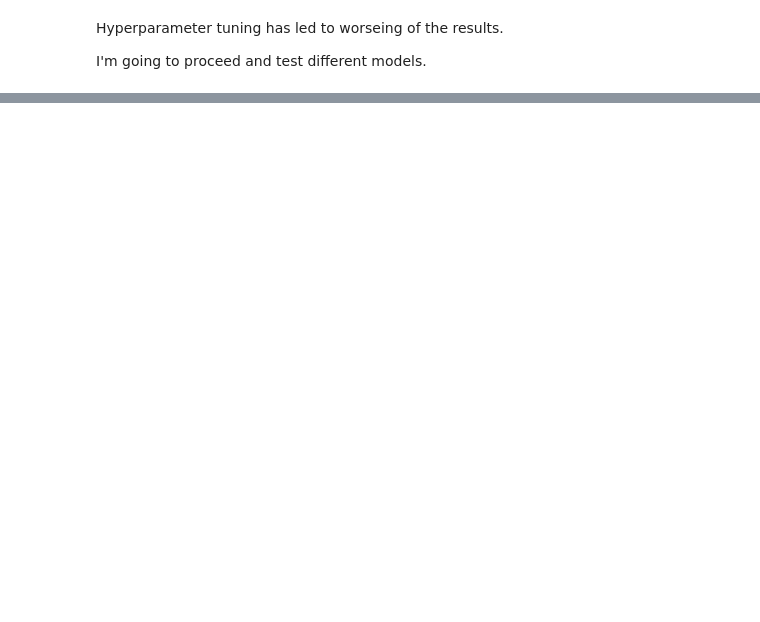
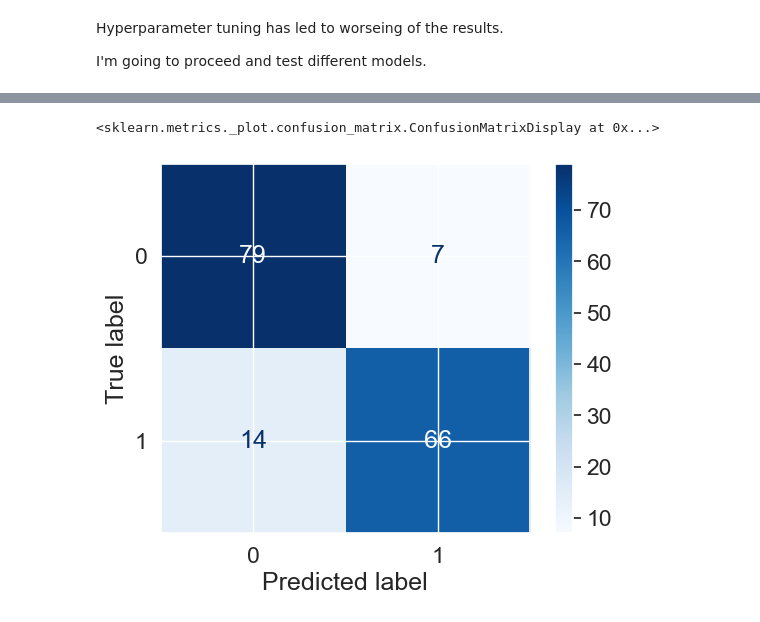
Before and after one commit to MC993/home_loan_approval, a Jupyter notebook: home_loan_notebook.ipynb, the cells around one changed output, grey strips where cells are left out. Saved outputs shown, nothing was run; the diff lists cells and outputs as text; code cells hidden in the pictures; blank space fills up the shorter version.

```diff
--- a/home_loan_notebook.ipynb
+++ b/home_loan_notebook.ipynb
@@ -948,0 +967,28 @@ InvalidParameterError: The 'max_depth' parameter of RandomForestClassifier must
+# %%
+from xgboost import XGBClassifier
+
+
+xgb_baseline = XGBClassifier()
+
+xgb_baseline.fit(X_train_scaled, y_train)
+
+xgb_baseline_predictions = xgb_baseline.predict(X_test_scaled)
+
+xgb_baseline_df = X_test.copy()
+
+xgb_baseline_df['loan_Y'] = xgb_baseline_predictions
+
+xgb_baseline_df['actual_loan_Y'] = y_test
+
+#creating the confusion matrix
+
+y_true = xgb_baseline_df['actual_loan_Y']
+y_pred = xgb_baseline_df['loan_Y']
+
+cm = confusion_matrix(y_true, y_pred)
+disp = ConfusionMatrixDisplay(confusion_matrix=cm)
+
+disp.plot(cmap='Blues')
+# %% [output]
+<sklearn.metrics._plot.confusion_matrix.ConfusionMatrixDisplay at 0x...>
+[figure, added]
```
Also changed, not shown: parts of 52 cells of this notebook, 1 other file.
